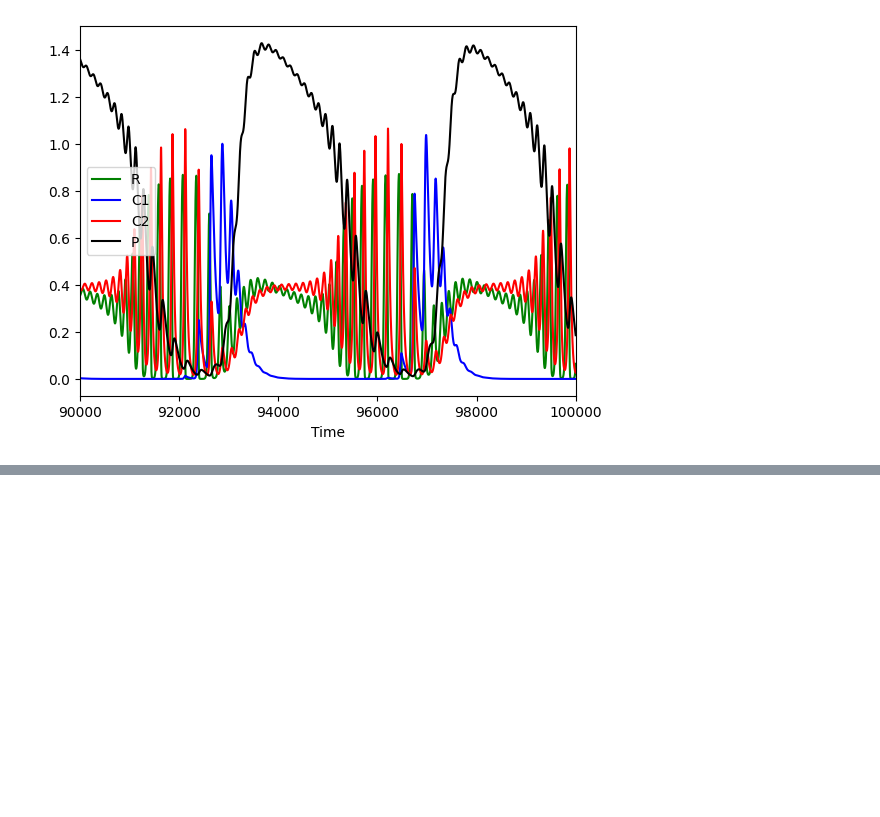
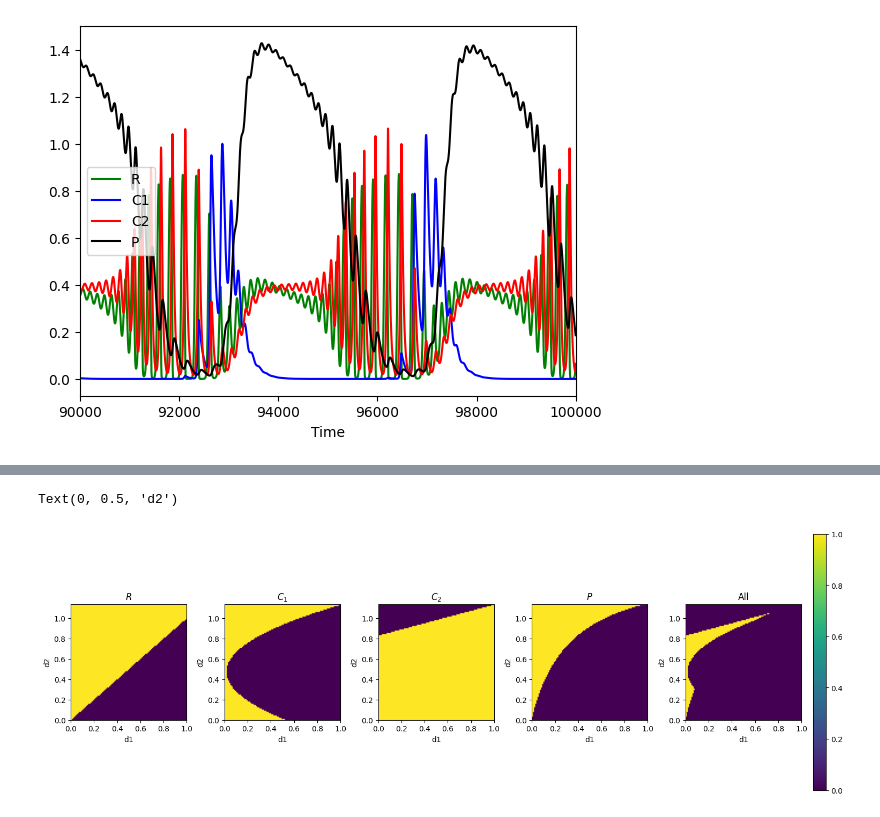
Before and after one commit to lizsukiss/relnonlin_predation, a Jupyter notebook: notebooks/explore_dynamics.ipynb, the cells around one changed output, grey strips where cells are left out. Drawn from its saved outputs; the diff is of its cells as text; code cells hidden in the pictures; blank space fills up the shorter version.

```diff
--- a/notebooks/explore_dynamics.ipynb
+++ b/notebooks/explore_dynamics.ipynb
@@ -364,0 +475,67 @@ Text(0.5, 0, 'Time')
+# %%
+### example plots for the lin_lin_pred model with all four species regarded separately
+from utils import get_grid
+
+a1 = 1
+a2 = 4.6
+aP = 1
+h2 = 0.66
+dP = .25
+resolution = 100
+
+d1 = get_grid(a1, 0, resolution)
+d2 = get_grid(a2, h2, resolution)
+
+coexistence_lin_lin_predator = np.zeros([resolution,resolution])
+
+P_star = np.zeros([resolution,resolution])
+R_star = np.zeros([resolution,resolution])
+C1_star = np.zeros([resolution,resolution])
+C2_star = np.zeros([resolution,resolution])
+
+# check if the fixed point is positive everywhere
+for idx in range(resolution * resolution):
+    i = idx // resolution
+    j = idx % resolution
+
+    aLin = (1-d2[j]*h2)*a2
+    R_star[i,j] = (d1[i]-d2[j])/(a1-aLin)
+    C1_star[i,j] = ( 1-R_star[i,j]- dP/aP * aLin ) /(a1-aLin)
+    C2_star[i,j] = dP/aP-C1_star[i,j]
+    P_star[i,j] = ( d1[i] * aLin - d2[j] * a1 ) / ( a1 - aLin )
+
+# plot each species separately
+fig, axes = plt.subplots(1, 5, figsize=(15, 5), constrained_layout=True)
+for i, ax in enumerate(axes):
+    ax.set_box_aspect(1)  # Force square shape
+
+
+im0 = axes[0].imshow((R_star>0).T, extent=(0,a1,0,a2/(1+a2*h2)), origin='lower', aspect='auto')
+# title "R"
+axes[0].set_title('$R$')
+axes[0].set_xlabel('d1')
+axes[0].set_ylabel('d2')
+
+im1 = axes[1].imshow((C1_star>0).T, extent=(0,a1,0,a2/(1+a2*h2)), origin='lower', aspect='auto')
+axes[1].set_title('$C_1$')
+axes[1].set_xlabel('d1')
+axes[1].set_ylabel('d2')
+
+im2 = axes[2].imshow((C2_star>0).T, extent=(0,a1,0,a2/(1+a2*h2)), origin='lower', aspect='auto')
+axes[2].set_title('$C_2$')
+axes[2].set_xlabel('d1')
+axes[2].set_ylabel('d2')
+
+im3 = axes[3].imshow((P_star>0).T, extent=(0,a1,0,a2/(1+a2*h2)), origin='lower', aspect='auto')
+axes[3].set_title('$P$')
+axes[3].set_xlabel('d1')
+axes[3].set_ylabel('d2')
+
+im4 = axes[4].imshow((R_star>0).T & (C1_star>0).T & (C2_star>0).T & (P_star>0).T, extent=(0,a1,0,a2/(1+a2*h2)), origin='lower', aspect='auto')
+plt.colorbar(im4, ax=axes[4])
+axes[4].set_title('All')
+axes[4].set_xlabel('d1')
+axes[4].set_ylabel('d2')
+# %% [output]
+Text(0, 0.5, 'd2')
+[figure, added]
```
Also changed, not shown: parts of 6 cells of this notebook, 4 other files.
